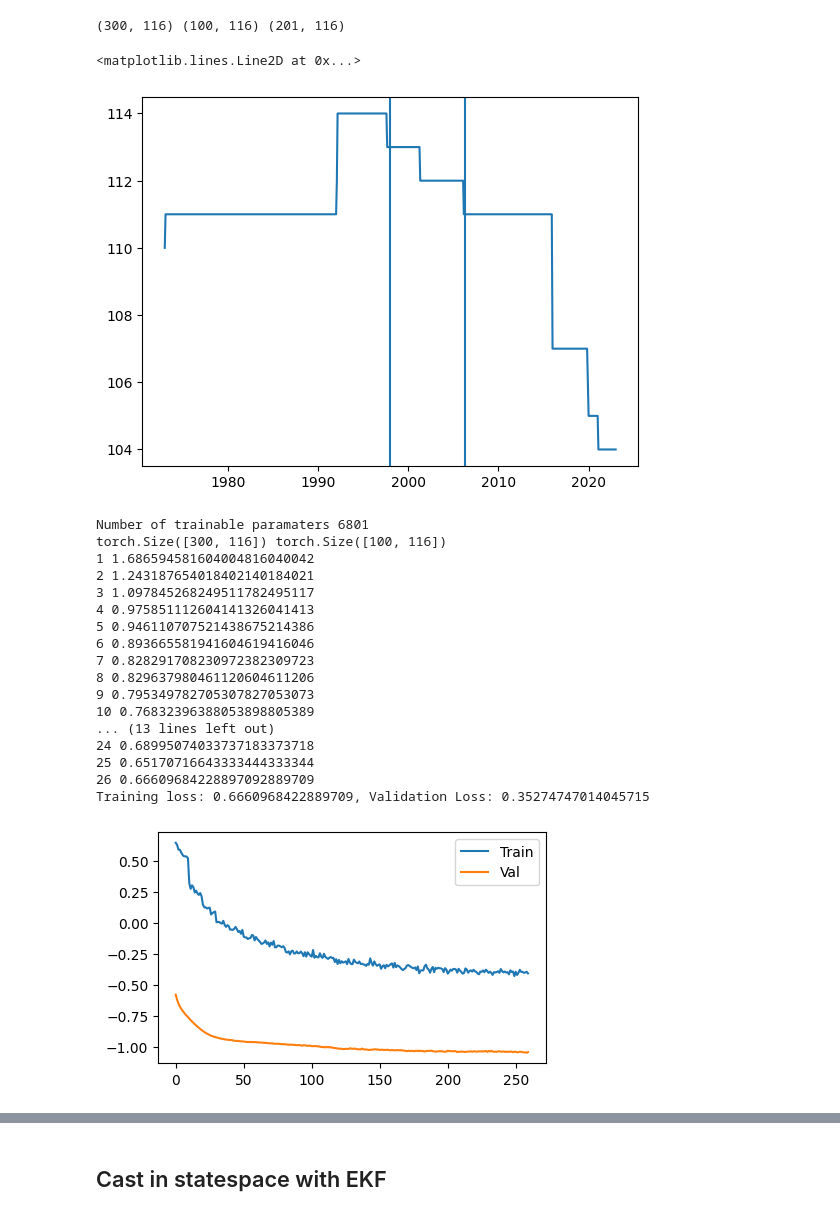
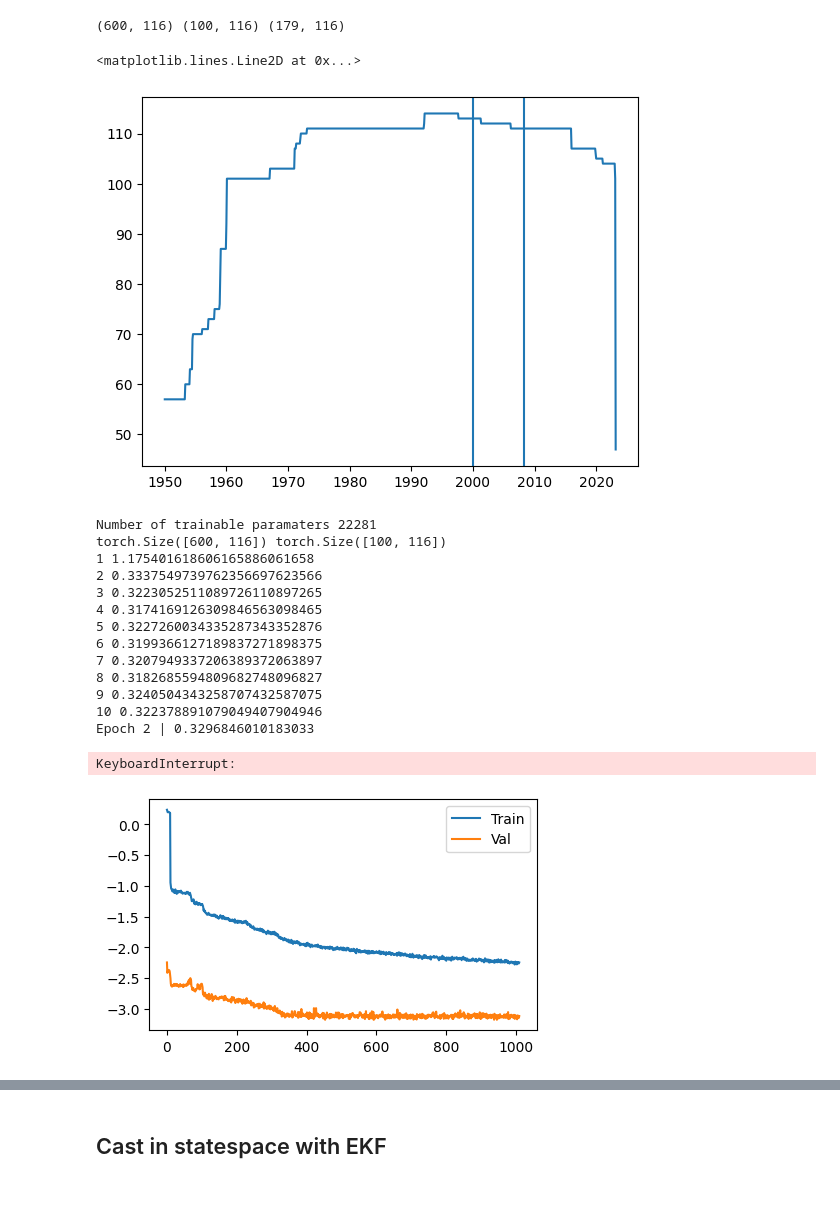
Before and after one commit to julianvanmeggelen/Thesis, a Jupyter notebook: Empirical/fredmd.ipynb, the cells around one changed output, grey strips where cells are left out. Drawn from its saved outputs; the diff is of its cells as text; code cells hidden in the pictures.

```diff
--- a/Empirical/fredmd.ipynb
+++ b/Empirical/fredmd.ipynb
@@ -29,6 +26,6 @@ The autoreload extension is already loaded. To reload it, use:
 # %%
 
-y, mask, index= load_y()
+y, mask, index= load_y(daterange=['1950-01-01', '2024-01-01'])
 y[np.isnan(y)] = 0
 print(y.shape)
 plt.plot(index,y);
@@ -40,68 +37,67 @@ cfg = mlc.ConfigDict()
 cfg.factor_dim = 5
 cfg.obs_dim = y.shape[1]
 cfg.p_factor = 2
 cfg.p_eps = 0
-cfg.T_train = 300
+cfg.T_train = 600
 cfg.T_test = 129
 cfg.T_val = 100
 cfg.T = y.shape[0] #529
 
 #Training config
 cfg.batch_size = 32
 cfg.lr = 0.0001
 cfg.n_epoch = 10
 cfg.max_iter = 25
 
 
 #Create train test val
 y_train = y[0:cfg.T_train]
 y_val = y[cfg.T_train:cfg.T_train+cfg.T_val]
 y_test = y[cfg.T_train+cfg.T_val:]
 
 weights_train = mask[0:cfg.T_train]
 weights_val = mask[cfg.T_train:cfg.T_train+cfg.T_val]
 print(y_train.shape, y_val.shape, y_test.shape)
 
 
 plt.plot(index,mask.sum(axis=1))
 plt.axvline(x=index[cfg.T_train])
 plt.axvline(x=index[cfg.T_train+cfg.T_val])
 # %% [output]
-(300, 116) (100, 116) (201, 116)
+(600, 116) (100, 116) (179, 116)
 <matplotlib.lines.Line2D at 0x...>
-[figure, old version]
+[figure, new version]
 # %%
 
-cfg.lr = 0.001
+cfg.lr = 0.01
+cfg.max_iter = 10
+cfg.n_epochs = 10
 cfg.obs_dim = y_train.shape[1]
-dec = Decoder(hidden_dim=[cfg.factor_dim, cfg.obs_dim], activation=nn.Tanh(), lastLayerLinear=True)
-enc = Encoder(hidden_dim=[cfg.obs_dim, 50, cfg.factor_dim], activation=nn.Tanh(), lastLayerLinear=False)
+dec = Decoder(hidden_dim=[cfg.factor_dim, 20,80, cfg.obs_dim], activation=nn.Sigmoid(), lastLayerLinear=True)
+enc = Encoder(hidden_dim=[cfg.obs_dim, 80,20, cfg.factor_dim], activation=nn.Sigmoid(), lastLayerLinear=False)
 mod = AutoEncoder(enc=enc, dec=dec)
 print(f"Number of trainable paramaters {get_trainable_params(mod)}")
-errorProcess = IIDErrorProcess(n=cfg.obs_dim, T = cfg.T)
-#errorProcess = ArErrorProcess(n=cfg.obs_dim, T = cfg.T, d=5)
+#errorProcess = IIDErrorProcess(n=cfg.obs_dim, T = cfg.T)
+errorProcess = ArErrorProcess(n=cfg.obs_dim, T = cfg.T, d=1)
 metrics = []
 train_hist = trainMCMCMasked(X_train=y_train, X_val = y_val, weights_train=weights_train, weights_val=weights_val, model=mod, errorProcess = errorProcess, n_epoch=cfg.n_epoch, lr = cfg.lr, batch_size=cfg.batch_size, metrics=metrics, max_iter=cfg.max_iter)
 print(f"Training loss: {train_hist['train_loss'][-1]}, Validation Loss: {train_hist['val_loss'][-1]}")
 # %% [output]
-Number of trainable paramaters 6801
-torch.Size([300, 116]) torch.Size([100, 116])
-1 1.686594581604004816040042
-2 1.243187654018402140184021
-3 1.097845268249511782495117
-4 0.975851112604141326041413
-5 0.946110707521438675214386
-6 0.893665581941604619416046
-7 0.828291708230972382309723
-8 0.829637980461120604611206
-9 0.795349782705307827053073
-10 0.76832396388053898805389
-... (13 lines left out)
-24 0.68995074033737183373718
-25 0.65170716643333444333344
-26 0.66609684228897092889709
-Training loss: 0.6660968422889709, Validation Loss: 0.35274747014045715
+Number of trainable paramaters 22281
+torch.Size([600, 116]) torch.Size([100, 116])
+1 1.175401618606165886061658
+2 0.3337549739762356697623566
+3 0.3223052511089726110897265
+4 0.3174169126309846563098465
+5 0.3227260034335287343352876
+6 0.3199366127189837271898375
+7 0.3207949337206389372063897
+8 0.3182685594809682748096827
+9 0.3240504343258707432587075
+10 0.322378891079049407904946
+Epoch 2 | 0.3296846010183033
+KeyboardInterrupt:
 # %%
-plot_train_hist(train_hist=train_hist)
+plot_train_hist(train_hist=train_hist, log=True)
 # %% [output]
-[figure, old version]
+[figure, new version]
```
Also changed, not shown: parts of 15 cells of this notebook, 11 other files.
